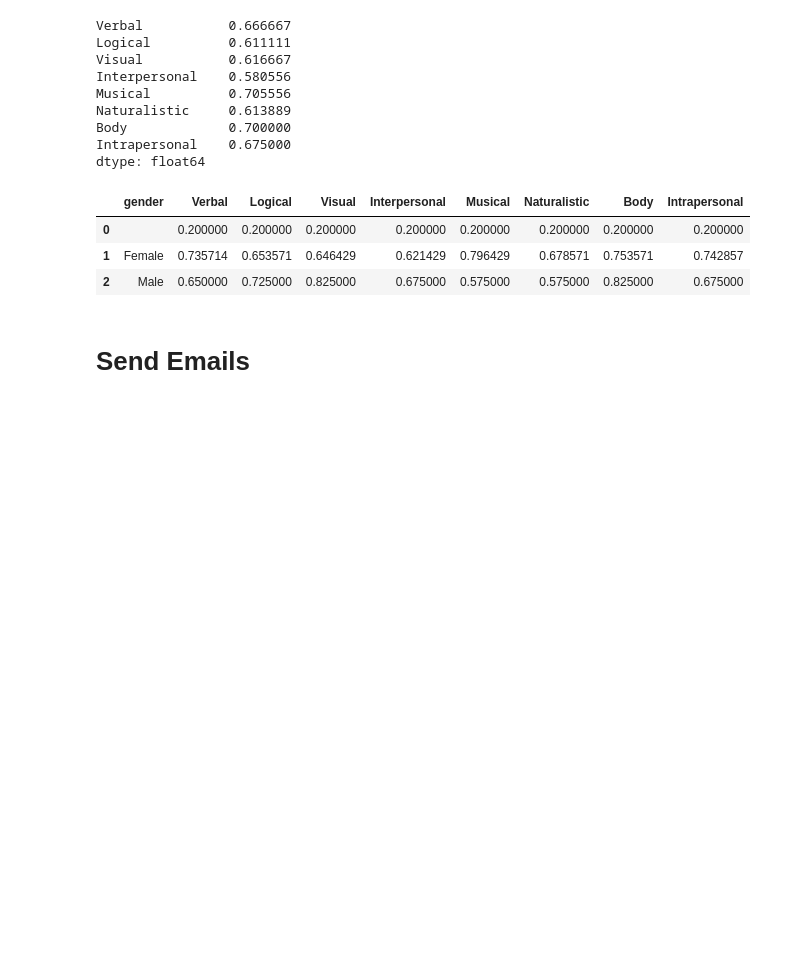
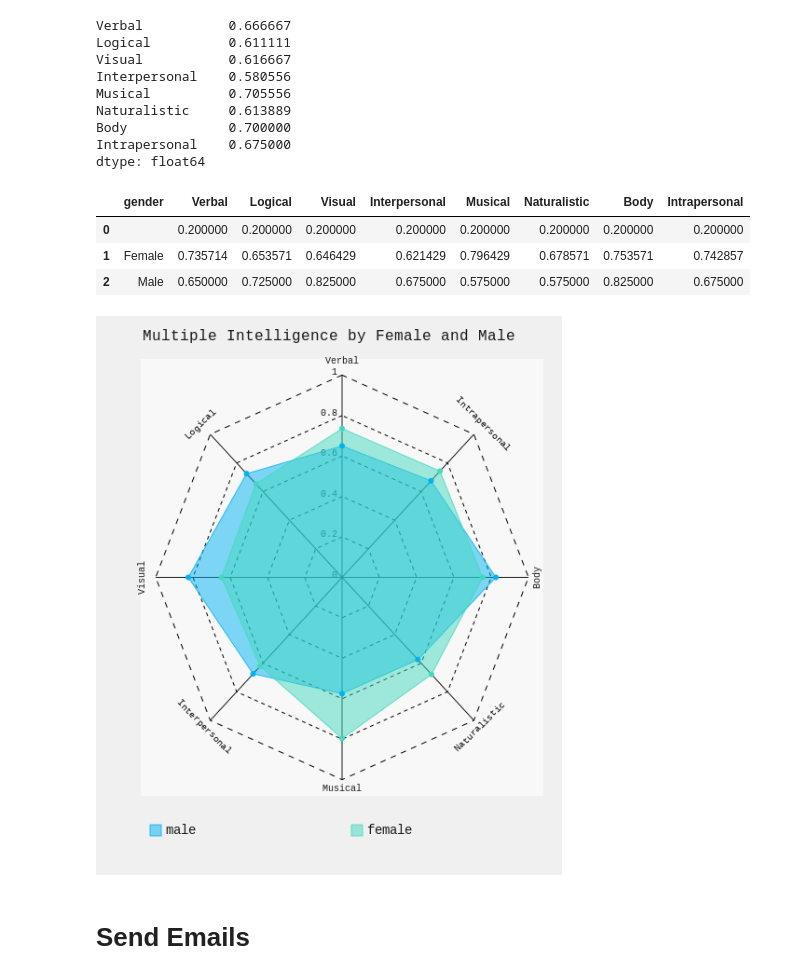
Before and after one commit to YounSooKimTech/Joy_Automation, a Jupyter notebook: Gardner's_Multiple_Intelligence_Theory_Questionnaire_&_Data_Visualization.ipynb, the cells around one changed output. Drawn from its saved outputs; the diff is of its cells as text; code cells hidden in the pictures; blank space fills up the shorter version.

```diff
--- a/Gardner's_Multiple_Intelligence_Theory_Questionnaire_&_Data_Visualization.ipynb
+++ b/Gardner's_Multiple_Intelligence_Theory_Questionnaire_&_Data_Visualization.ipynb
@@ -108,29 +105,33 @@ by_gender
 # %%
 by_gender = temp_prop.groupby("gender").mean().reset_index()
 # print(by_gender)
 
 import pygal
 from pygal.style import BlueStyle
 
 
 radar_chart = pygal.Radar(fill=True,width=500, height=600, title_font_size=10, style=BlueStyle)
 radar_chart.title = "Multiple Intelligence by Female and Male"
 
 radar_chart.x_labels = by_gender.columns.tolist()[1:]
 
 radar_chart.range = (0, 1)
-radar_chart.add("male", by_gender.iloc[0, 1:] )
+radar_chart.add("male", by_gender.iloc[2, 1:] )
 radar_chart.add("female", by_gender.iloc[1, 1:])
 
 radar_chart.legend_at_bottom = True
 radar_chart.legend_font_size = 10
 
-radar_chart.label_font_size = 14  # Adjust the font size
+radar_chart.label_font_size = 14
 radar_chart.label_font_weight = 'bold'
 
 radar_chart
 
-radar_chart.render_to_png('ByGenderMI.png')  # Save to an SVG file
+radar_chart.render_to_png('ByGenderMI.png')
+
+radar_chart
+# %% [output]
+[figure, added]
 # %%
 # Graph
 
```
Also changed, not shown: parts of 3 cells of this notebook.
